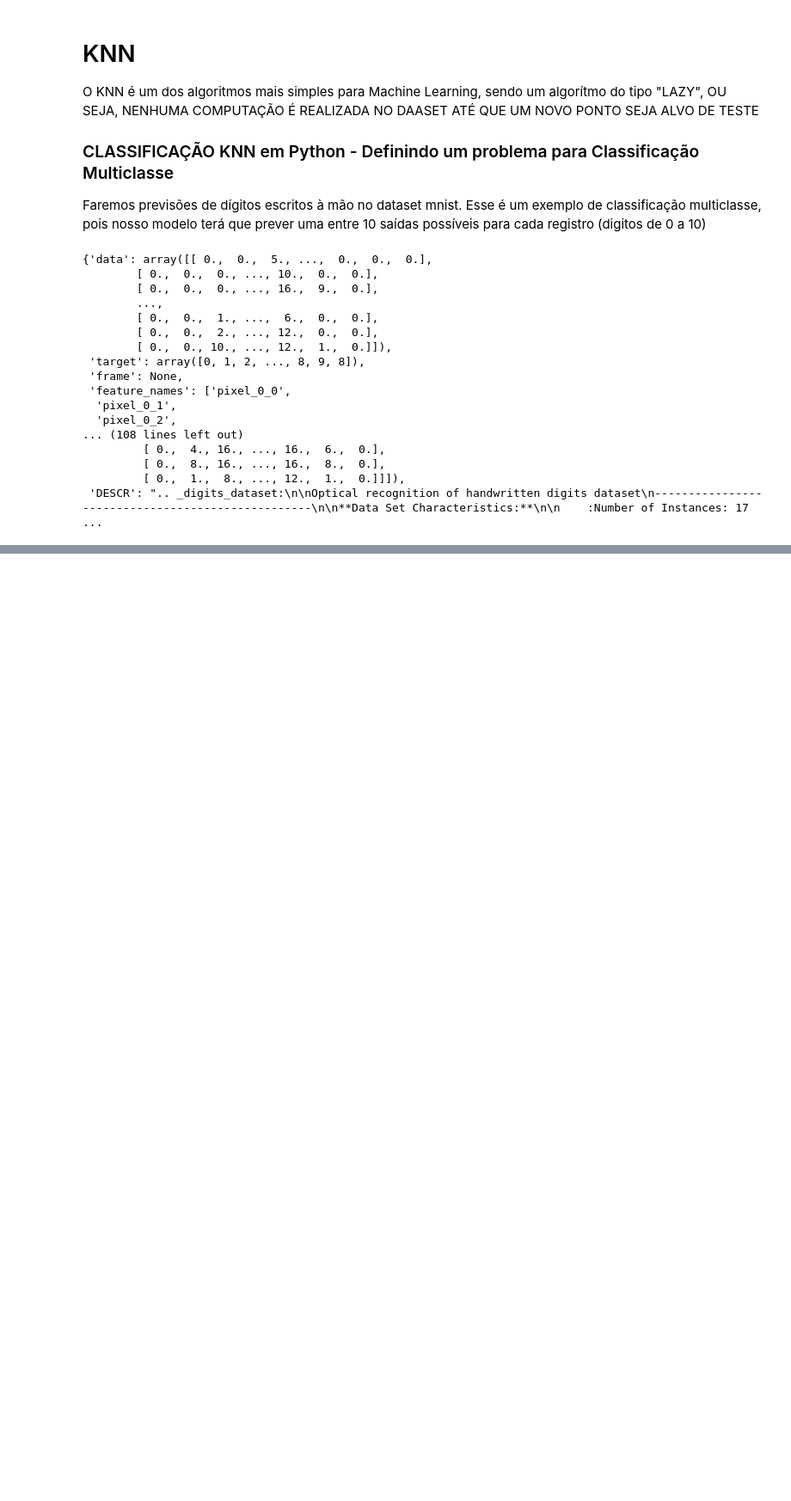
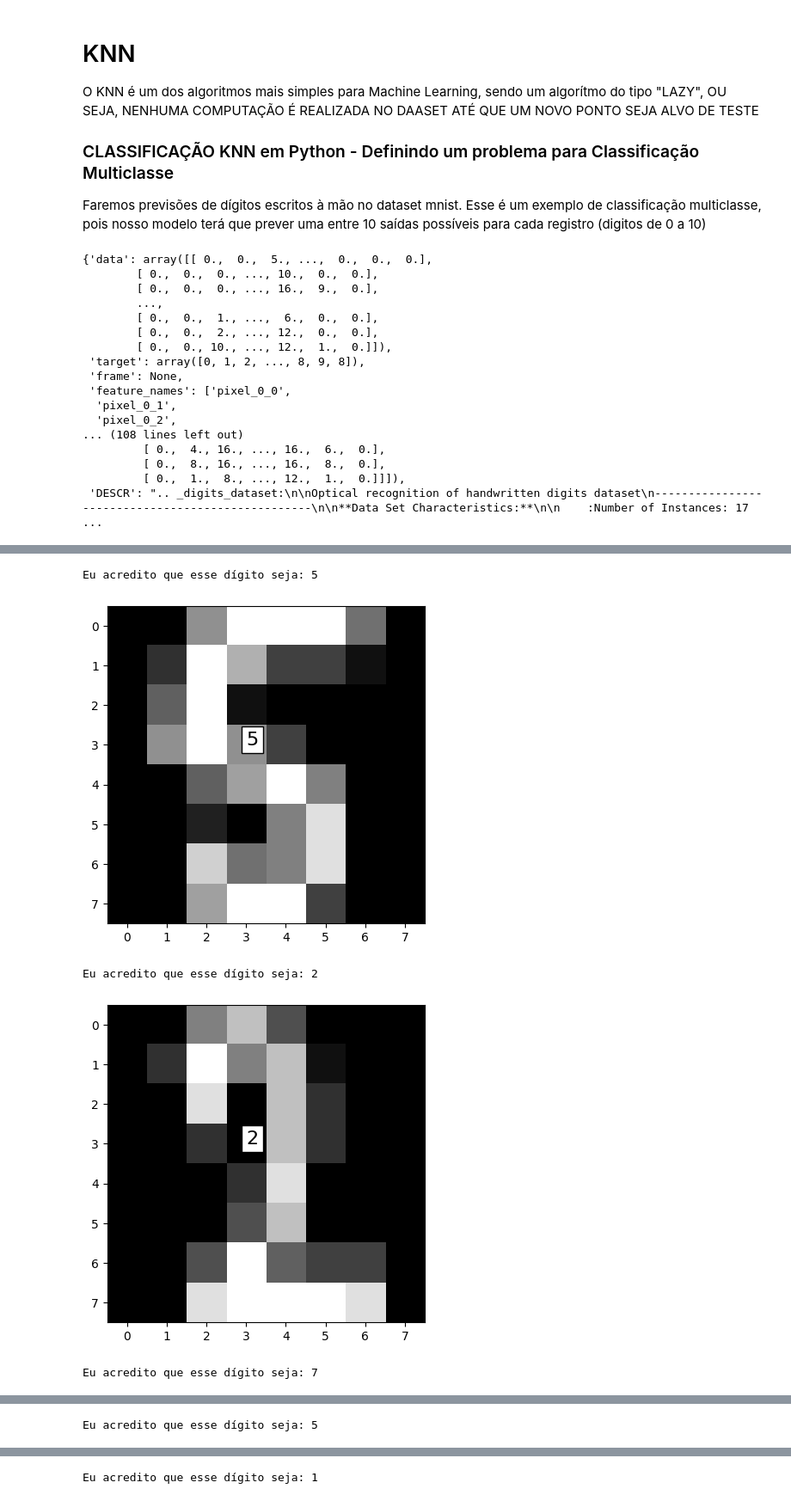
Before and after one commit to alyssonmontovanelli/formacao_dataScience_DSA, a Jupyter notebook: 04_machineLearning/Cap06_KNN_Classificador_K-Nearest-Neighbours/01_Classificacao_KNN.ipynb, the cells around one changed output, grey strips where cells are left out. Shown at 86% size. Drawn from its saved outputs; the diff is of its cells as text; code cells hidden in the pictures; blank space fills up the shorter version.

```diff
--- a/04_machineLearning/Cap06_KNN_Classificador_K-Nearest-Neighbours/01_Classificacao_KNN.ipynb
+++ b/04_machineLearning/Cap06_KNN_Classificador_K-Nearest-Neighbours/01_Classificacao_KNN.ipynb
@@ -68,0 +133,12 @@ for index, (image, label) in enumerate(images_e_labels[:4]):
+# %%
+# Loop em todos os valores de k para testar cada um deles
+for k in kVals:
+
+ # Treinando o modelo KNN com cada valor de k
+ modeloKNN = KNeighborsClassifier(n_neighbors=k)
+ modeloKNN.fit(treinoData, treinoLabels)
+
+ # Avalaiando o modelo e atualizando a lista de acurácias
+ score = modeloKNN.score(validData, validLabels)
+ print(f"Com valor de K = {k}, a acurácia é de {round(score * 100, 2)}%")
+ acuracias.append(score)
@@ -68,0 +166,4 @@ for index, (image, label) in enumerate(images_e_labels[:4]):
+# %%
+# Obtendo o valor de K que apresentou a maior acurácia
+i = np.argmax(acuracias)
+print(f"O valor de k = {kVals[i]}, alcancou a acurácia mais alta de {acuracias[i] * 100}%")
@@ -68,0 +174,6 @@ for index, (image, label) in enumerate(images_e_labels[:4]):
+# %%
+# Criando a versão final do modelo com maior valor de k
+modeloFinal = KNeighborsClassifier(n_neighbors= kVals[i])
+# %%
+# Treinamento do modelo
+modeloFinal.fit(treinoData, treinoLabels)
@@ -68,0 +231,20 @@ for index, (image, label) in enumerate(images_e_labels[:4]):
+# %%
+for i in np.random.randint(0, high=len(testeLabels), size=(5,)):
+
+    # Obtém uma imagem e faz a previsão
+    image = testeData[i]
+    prediction = modeloFinal.predict([image])[0]
+
+    # Mostra as previsões
+    imgdata = np.array(image, dtype='float')
+    pixels = imgdata.reshape((8,8))
+    plt.imshow(pixels,cmap='gray')
+    plt.annotate(prediction,(3,3),bbox={'facecolor':'white'},fontsize=16)
+    print("Eu acredito que esse dígito seja: {}".format(prediction))
+    plt.show()
+# %% [output]
+Eu acredito que esse dígito seja: 5
+[figure, added]
+Eu acredito que esse dígito seja: 2
+[figure, added]
+Eu acredito que esse dígito seja: 7
@@ -68,0 +252 @@ for index, (image, label) in enumerate(images_e_labels[:4]):
+Eu acredito que esse dígito seja: 5
@@ -68,0 +254 @@ for index, (image, label) in enumerate(images_e_labels[:4]):
+Eu acredito que esse dígito seja: 1
```
Also changed, not shown: parts of 29 cells of this notebook.
